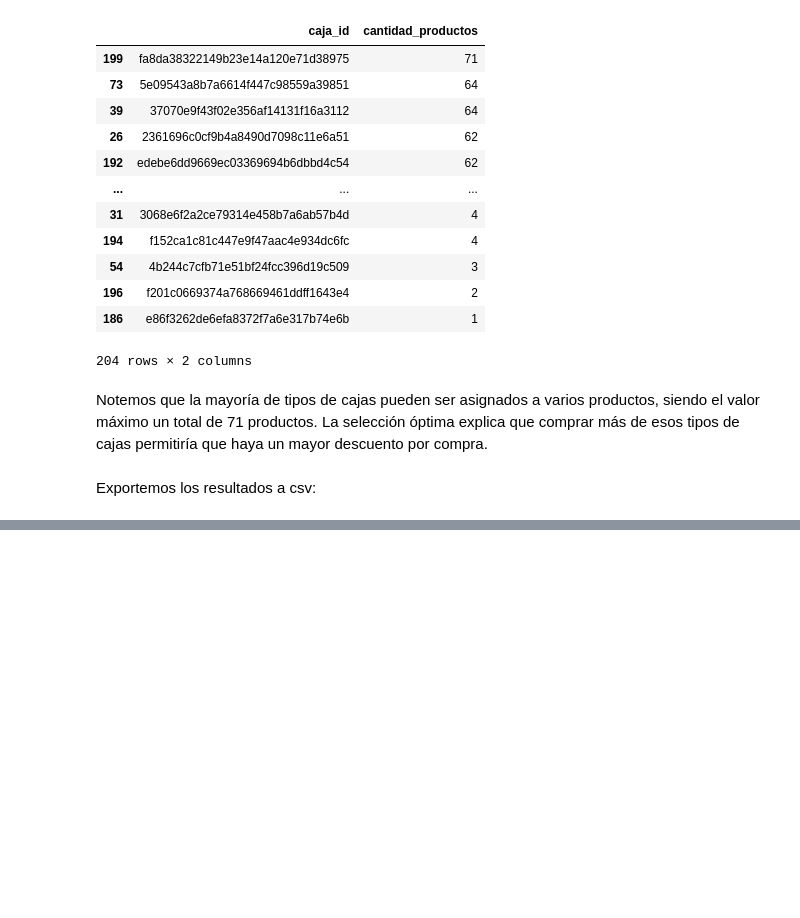
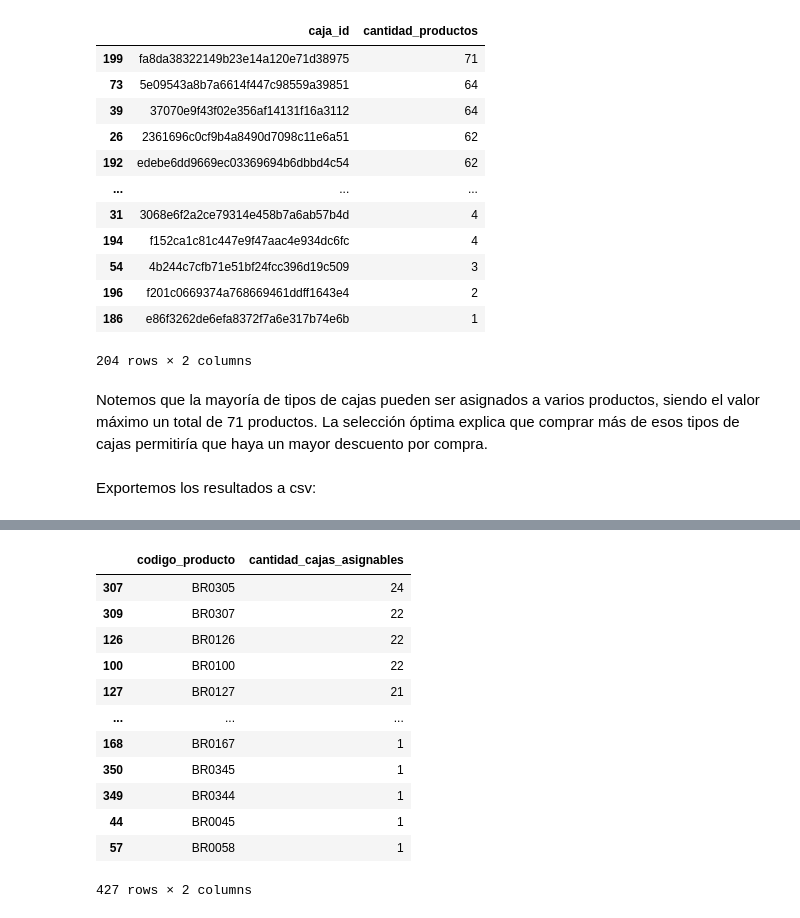
Before and after one commit to demianelnecave/AlixPartners-Competencia-Datos, a Jupyter notebook: 5.factibilidad.ipynb, the cells around one changed output, grey strips where cells are left out. Drawn from its saved outputs; the diff is of its cells as text; code cells hidden in the pictures; blank space fills up the shorter version.

```diff
--- a/5.factibilidad.ipynb
+++ b/5.factibilidad.ipynb
@@ -203,0 +298,25 @@ df_cajas_asignables.to_csv('Factibilidad/factibilidad_5mm.csv', index=False)
+# %%
+df_factibilidad_3mm = pd.DataFrame([
+    {
+        'codigo_producto': producto.codigo_producto,
+        'cantidad_cajas_asignables': len(cajas_asign),
+    }
+    for producto, cajas_asign in cajas_asignables_3mm.items()
+])
+
+df_factibilidad_3mm = df_factibilidad_3mm.sort_values('cantidad_cajas_asignables', ascending=False)
+df_factibilidad_3mm
+# %% [output]
+|  | codigo_producto | cantidad_cajas_asignables |
+| 307 | BR0305 | 24 |
+| 309 | BR0307 | 22 |
+| 126 | BR0126 | 22 |
+| 100 | BR0100 | 22 |
+| 127 | BR0127 | 21 |
+| ... | ... | ... |
+| 168 | BR0167 | 1 |
+| 350 | BR0345 | 1 |
+| 349 | BR0344 | 1 |
+| 44 | BR0045 | 1 |
+| 57 | BR0058 | 1 |
+427 rows × 2 columns
```
Also changed, not shown: parts of 18 cells of this notebook, 2 other files.
